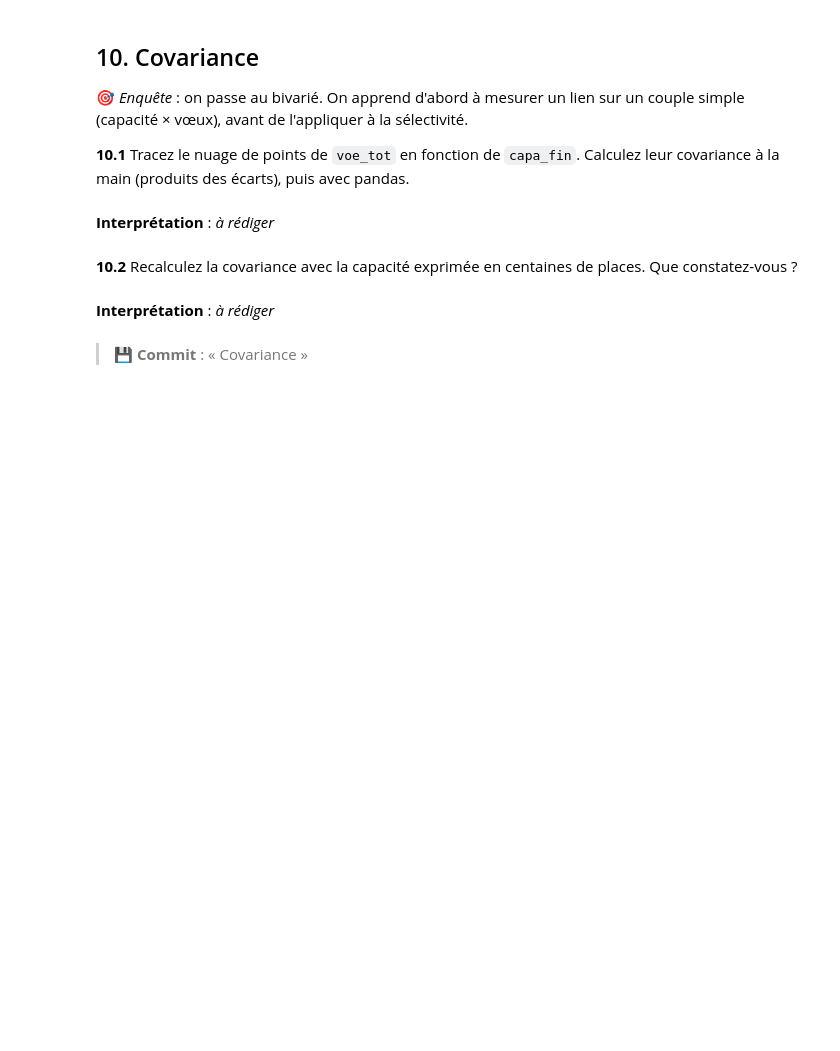
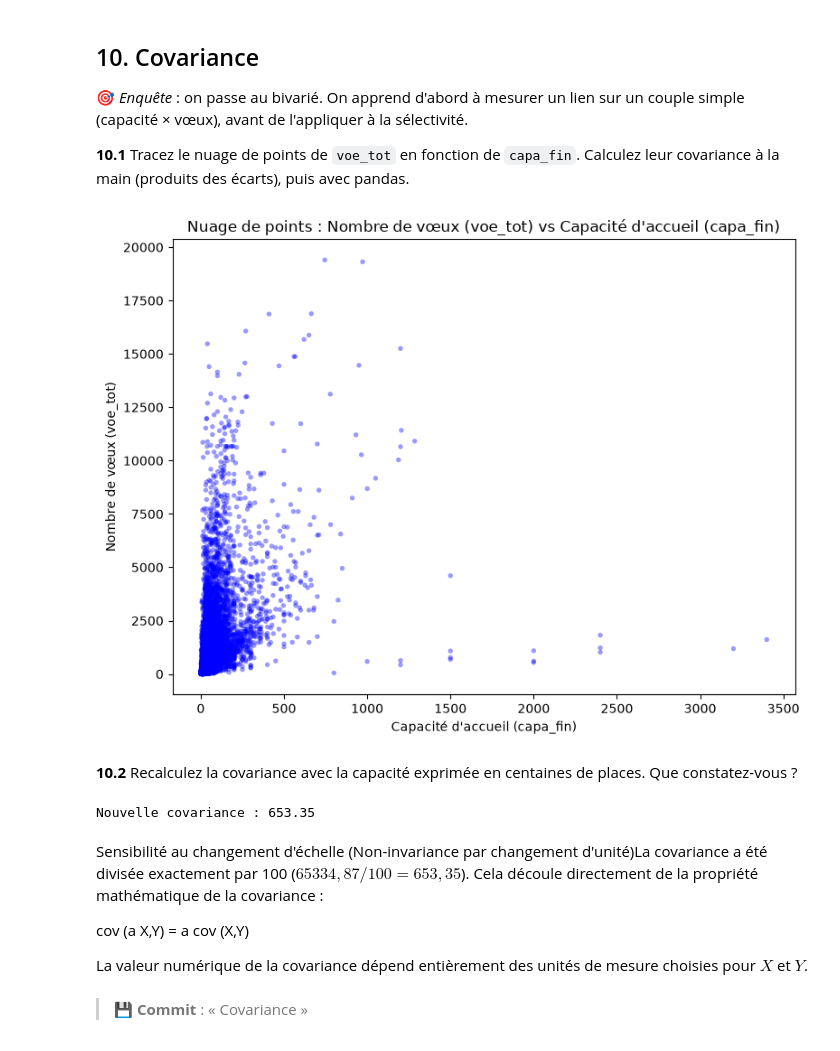
Before and after one commit to AhmedJr-ops/Parcoursup, a Jupyter notebook: TP_Parcoursup.ipynb, the cells around one changed output. Drawn from its saved outputs; the diff is of its cells as text; code cells hidden in the pictures; blank space fills up the shorter version.

```diff
--- a/TP_Parcoursup.ipynb
+++ b/TP_Parcoursup.ipynb
@@ -513,12 +587,46 @@ Vous disposez maintenant de toute la méthode. Analysez **seuls** les deux varia
 🎯 *Enquête* : on passe au bivarié. On apprend d'abord à mesurer un lien sur un couple simple (capacité × vœux), avant de l'appliquer à la sélectivité.
 
 **10.1** Tracez le nuage de points de `voe_tot` en fonction de `capa_fin`. Calculez leur covariance à la main (produits des écarts), puis avec pandas.
-# %% [markdown]
-**Interprétation** : _à rédiger_
+# %%
+import matplotlib.pyplot as plt
+import pandas as pd
+
+df = pd.read_csv("parcoursup.csv", sep=";", low_memory=False)
+
+x = pd.to_numeric(df["capa_fin"], errors="coerce")
+y = pd.to_numeric(df["voe_tot"], errors="coerce")
+
+plt.figure(figsize=(8, 6))
+plt.scatter(x, y, alpha=0.4, color="b", edgecolors="none", s=15)
+plt.title(
+    "Nuage de points : Nombre de vœux (voe_tot) vs Capacité d'accueil"
+    " (capa_fin)"
+)
+plt.xlabel("Capacité d'accueil (capa_fin)")
+plt.ylabel("Nombre de vœux (voe_tot)")
+plt.tight_layout()
+plt.show()
+# %% [output]
+[figure, added]
 # %% [markdown]
 **10.2** Recalculez la covariance avec la capacité exprimée en centaines de places. Que constatez-vous ?
+# %%
+
+data = df[["capa_fin", "voe_tot"]].dropna()
+
+capa_centaines = data["capa_fin"] / 100
+cov_centaines = capa_centaines.cov(data["voe_tot"])
+
+print(f"Nouvelle covariance : {cov_centaines:.2f}")
+# Résultat : 653.35
+# %% [output]
+Nouvelle covariance : 653.35
 # %% [markdown]
-**Interprétation** : _à rédiger_
+Sensibilité au changement d'échelle (Non-invariance par changement d'unité)La covariance a été divisée exactement par 100 ($65334,87 / 100 = 653,35$). Cela découle directement de la propriété mathématique de la covariance :
+
+cov (a X,Y) = a cov (X,Y)
+
+La valeur numérique de la covariance dépend entièrement des unités de mesure choisies pour $X$ et $Y$.
 # %% [markdown]
 > 💾 **Commit** : « Covariance »
 # %% [markdown]
```
Also changed, not shown: parts of 14 cells of this notebook.
